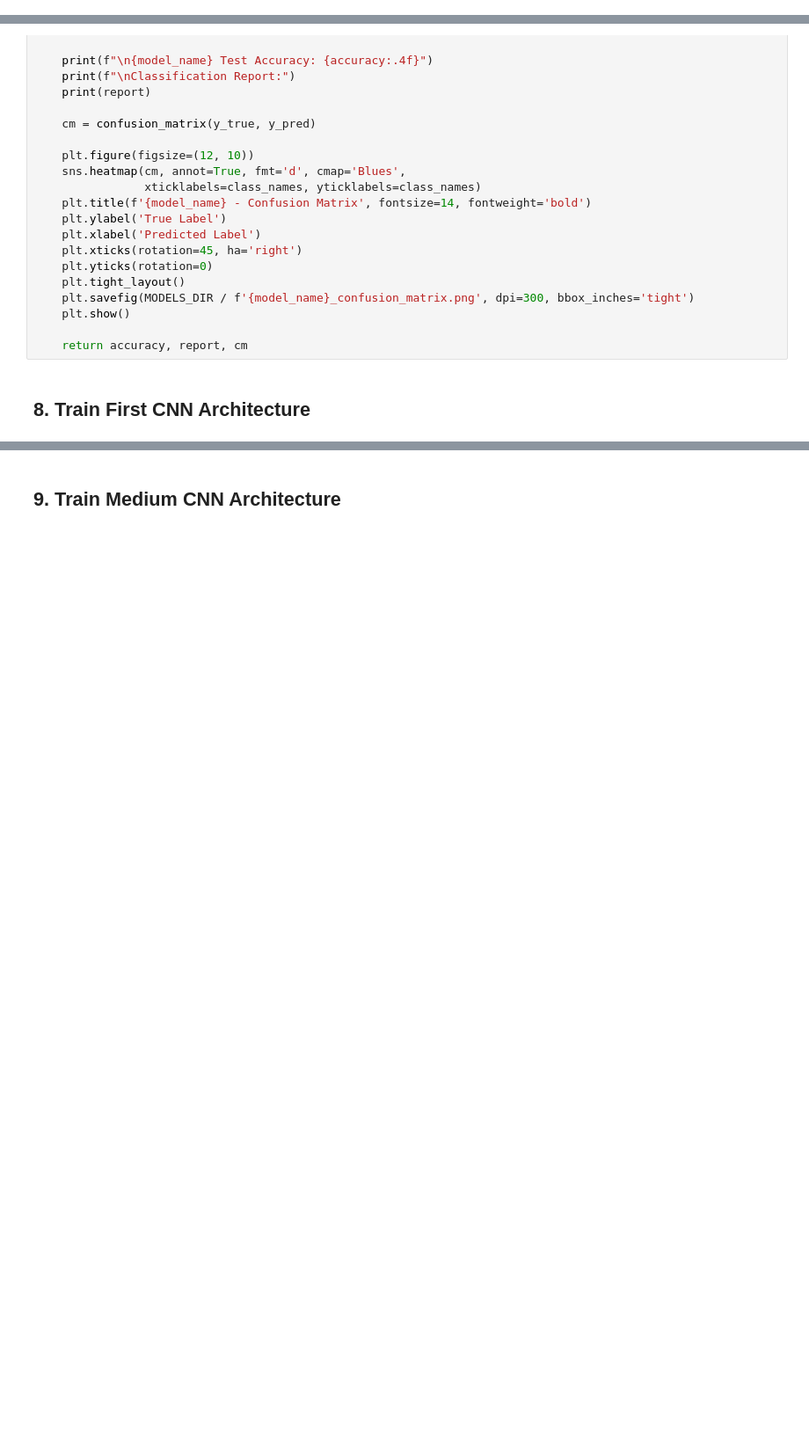
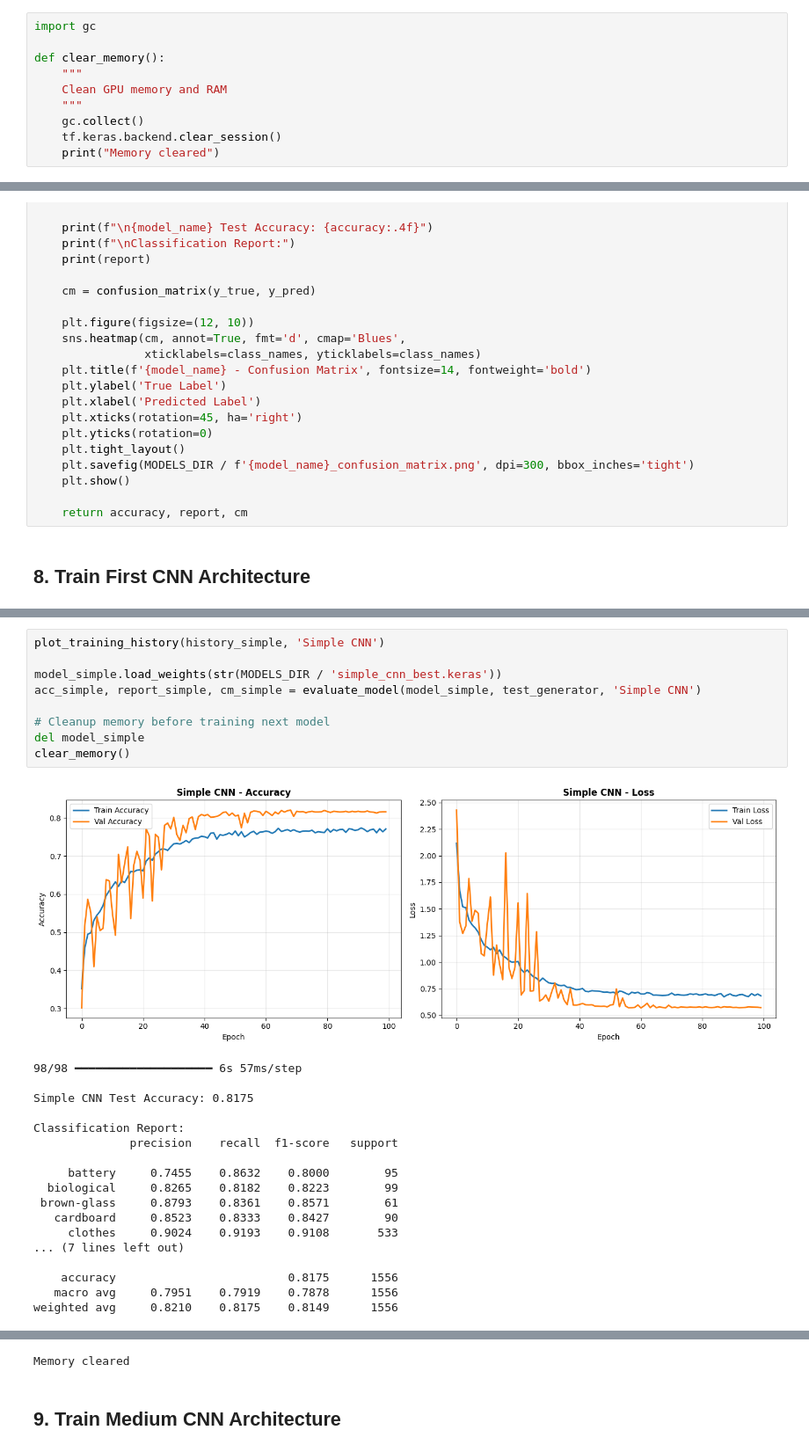
Before and after one commit to anindyaprayoga/waste-sorter-ai, a Jupyter notebook: 03_cnn_baseline_training.ipynb, the cells around one changed output, grey strips where cells are left out. Shown at 88% size. Drawn from its saved outputs; the diff is of its cells as text; blank space fills up the shorter version.

Commit message:
update CNN model 2 training

```diff
--- a/03_cnn_baseline_training.ipynb
+++ b/03_cnn_baseline_training.ipynb
@@ -44,6 +44,16 @@ To enable the following instructions: AVX2 FMA, in other operations, rebuild Ten
 TensorFlow version: 2.20.0
 GPU available: [PhysicalDevice(name='/physical_device:GPU:0', device_type='GPU')]
 Using GPU
+# %%
+import gc
+
+def clear_memory():
+    """
+    Clean GPU memory and RAM
+    """
+    gc.collect()
+    tf.keras.backend.clear_session()
+    print("Memory cleared")
 # %% [markdown]
 ## 1. Configuration & Setup
 # %%
@@ -521,0 +530,28 @@ weighted avg     0.8216    0.8149    0.8144      1556
+# %%
+plot_training_history(history_simple, 'Simple CNN')
+
+model_simple.load_weights(str(MODELS_DIR / 'simple_cnn_best.keras'))
+acc_simple, report_simple, cm_simple = evaluate_model(model_simple, test_generator, 'Simple CNN')
+
+# Cleanup memory before training next model
+del model_simple
+clear_memory()
+# %% [output]
+[figure, added]
+98/98 ━━━━━━━━━━━━━━━━━━━━ 6s 57ms/step
+
+Simple CNN Test Accuracy: 0.8175
+
+Classification Report:
+              precision    recall  f1-score   support
+
+     battery     0.7455    0.8632    0.8000        95
+  biological     0.8265    0.8182    0.8223        99
+ brown-glass     0.8793    0.8361    0.8571        61
+   cardboard     0.8523    0.8333    0.8427        90
+     clothes     0.9024    0.9193    0.9108       533
+... (7 lines left out)
+
+    accuracy                         0.8175      1556
+   macro avg     0.7951    0.7919    0.7878      1556
+weighted avg     0.8210    0.8175    0.8149      1556
@@ -522,3 +559,4 @@ weighted avg     0.8216    0.8149    0.8144      1556
+Memory cleared
 # %% [markdown]
 ## 9. Train Medium CNN Architecture
 # %%
```
Also changed, not shown: parts of 11 cells of this notebook.
